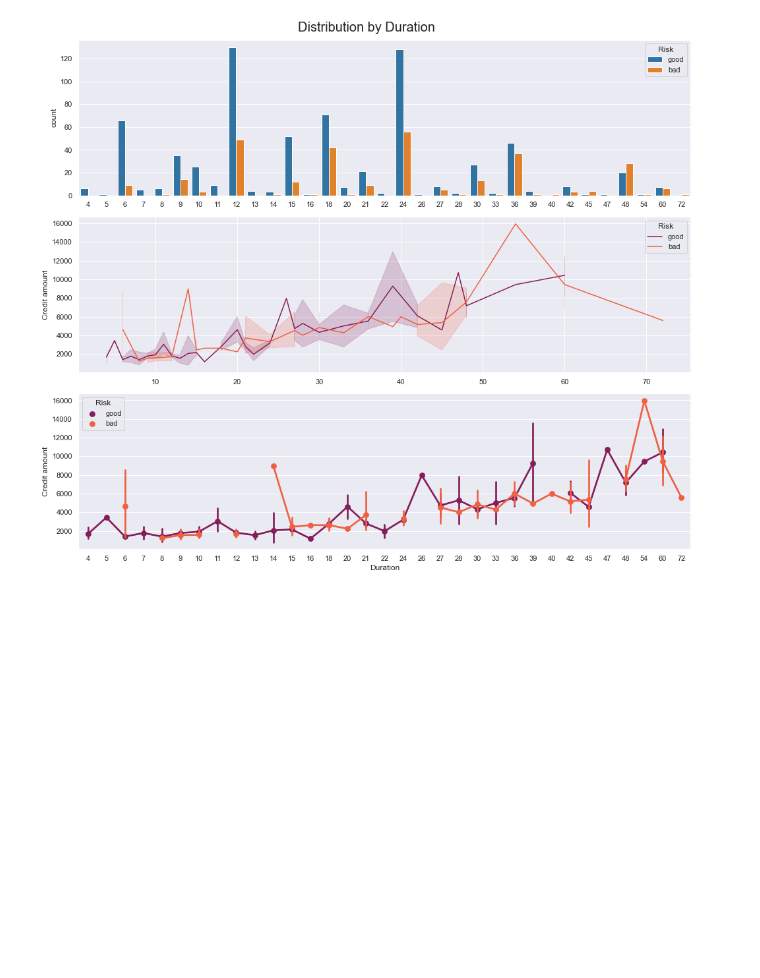
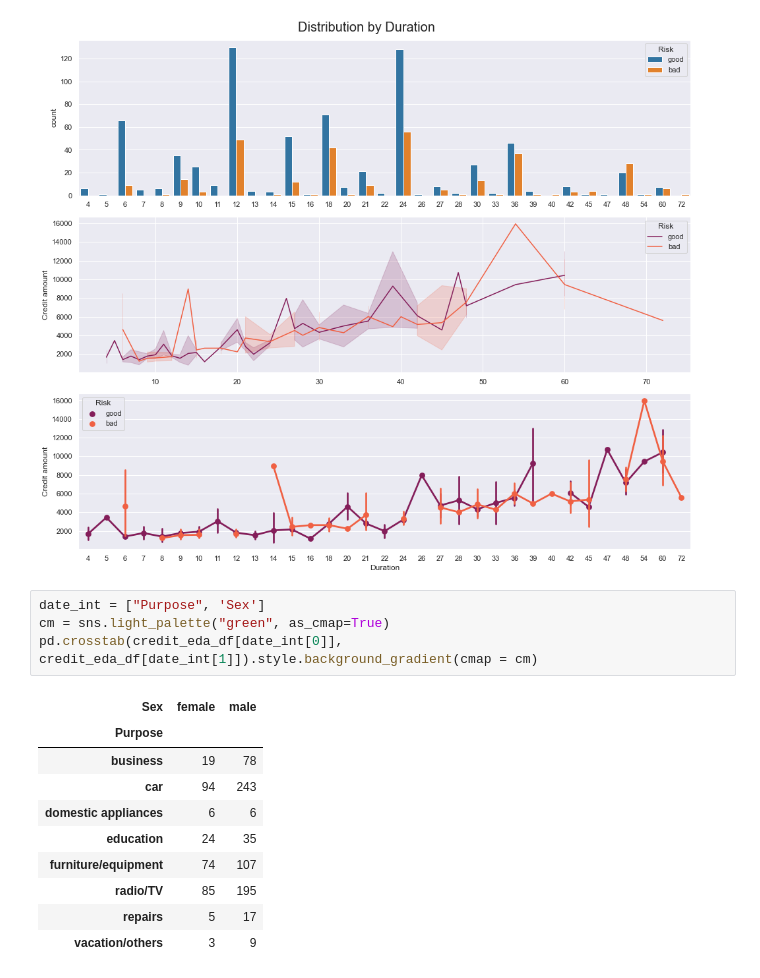
Before and after one commit to bigdatavietnam-org/german-credit-risk, a Jupyter notebook: german-credit-risk.ipynb, the cells around one changed output. Cells and saved outputs as stored; diff of their text form; blank space fills up the shorter version.

```diff
--- a/german-credit-risk.ipynb
+++ b/german-credit-risk.ipynb
@@ -277,3 +277,18 @@ fig.tight_layout()
 plt.show()
 # %% [output]
 [figure]
+# %%
+date_int = ["Purpose", 'Sex']
+cm = sns.light_palette("green", as_cmap=True)
+pd.crosstab(credit_eda_df[date_int[0]], credit_eda_df[date_int[1]]).style.background_gradient(cmap = cm)
+# %% [output]
+| Sex | female | male |
+| Purpose |  |  |
+| business | 19 | 78 |
+| car | 94 | 243 |
+| domestic appliances | 6 | 6 |
+| education | 24 | 35 |
+| furniture/equipment | 74 | 107 |
+| radio/TV | 85 | 195 |
+| repairs | 5 | 17 |
+| vacation/others | 3 | 9 |
```
Also changed, not shown: parts of 1 cell of this notebook.
